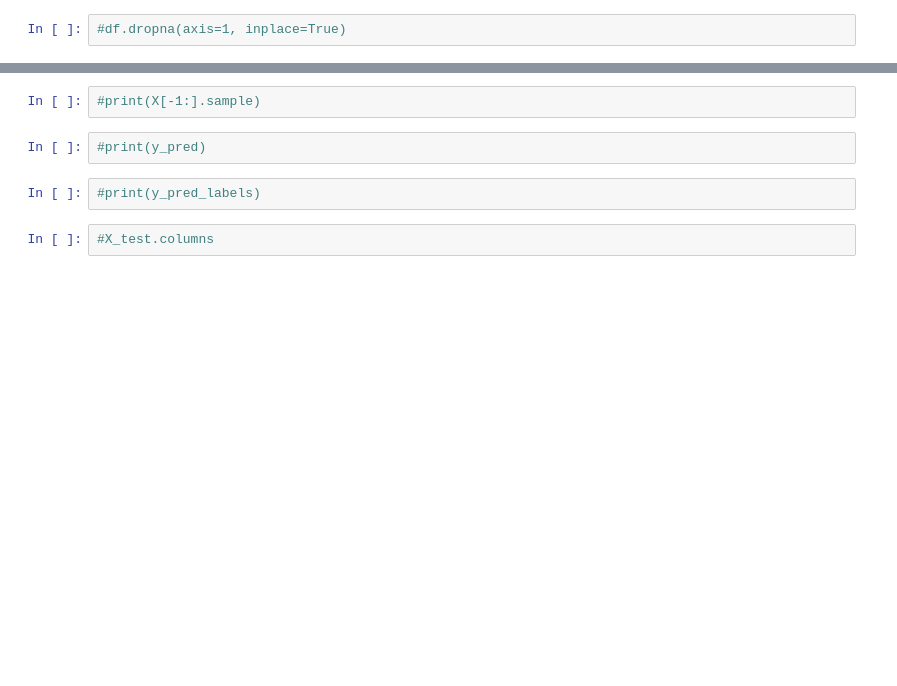
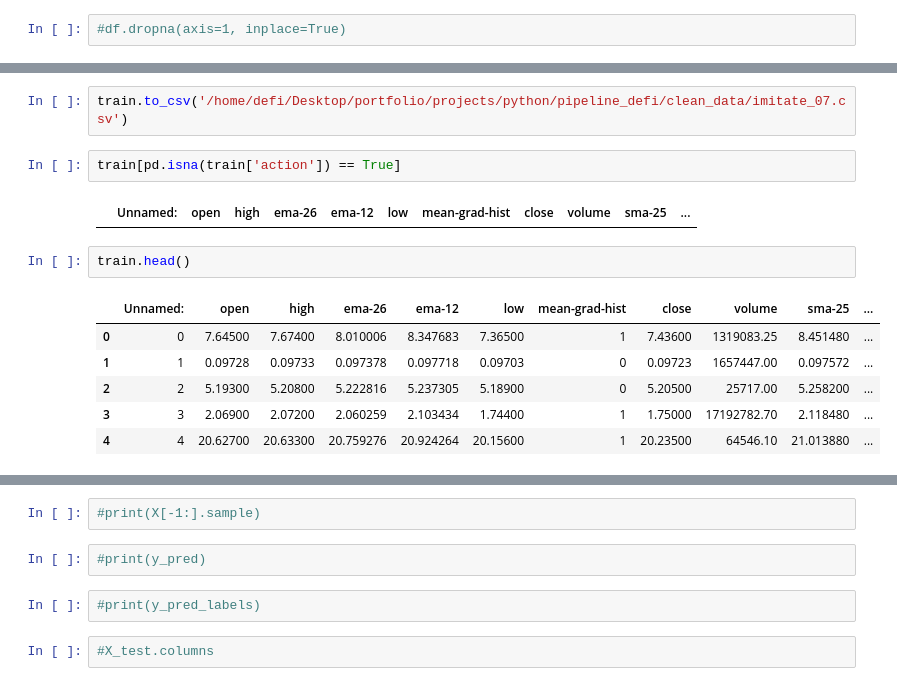
Before and after one commit to moinonin/pipeline_defi, a Jupyter notebook: models/notebooks/imit.ipynb, the cells around one changed output, grey strips where cells are left out. Drawn from its saved outputs; the diff is of its cells as text; blank space fills up the shorter version.

```diff
--- a/models/notebooks/imit.ipynb
+++ b/models/notebooks/imit.ipynb
@@ -160 +194,16 @@ train.head()
+# %%
+train.to_csv('/home/defi/Desktop/portfolio/projects/python/pipeline_defi/clean_data/imitate_07.csv')
+# %%
+train[pd.isna(train['action']) == True]
+# %% [output]
+|  | Unnamed: | open | high | ema-26 | ema-12 | low | mean-grad-hist | close | volume | sma-25 | ... |
+# %%
+train.head()
+# %% [output]
+|  | Unnamed: | open | high | ema-26 | ema-12 | low | mean-grad-hist | close | volume | sma-25 | ... |
+| 0 | 0 | 7.64500 | 7.67400 | 8.010006 | 8.347683 | 7.36500 | 1 | 7.43600 | 1319083.25 | 8.451480 | ... |
+| 1 | 1 | 0.09728 | 0.09733 | 0.097378 | 0.097718 | 0.09703 | 0 | 0.09723 | 1657447.00 | 0.097572 | ... |
+| 2 | 2 | 5.19300 | 5.20800 | 5.222816 | 5.237305 | 5.18900 | 0 | 5.20500 | 25717.00 | 5.258200 | ... |
+| 3 | 3 | 2.06900 | 2.07200 | 2.060259 | 2.103434 | 1.74400 | 1 | 1.75000 | 17192782.70 | 2.118480 | ... |
+| 4 | 4 | 20.62700 | 20.63300 | 20.759276 | 20.924264 | 20.15600 | 1 | 20.23500 | 64546.10 | 21.013880 | ... |
 # %%
```
Also changed, not shown: parts of 14 cells of this notebook, 5 other files.
